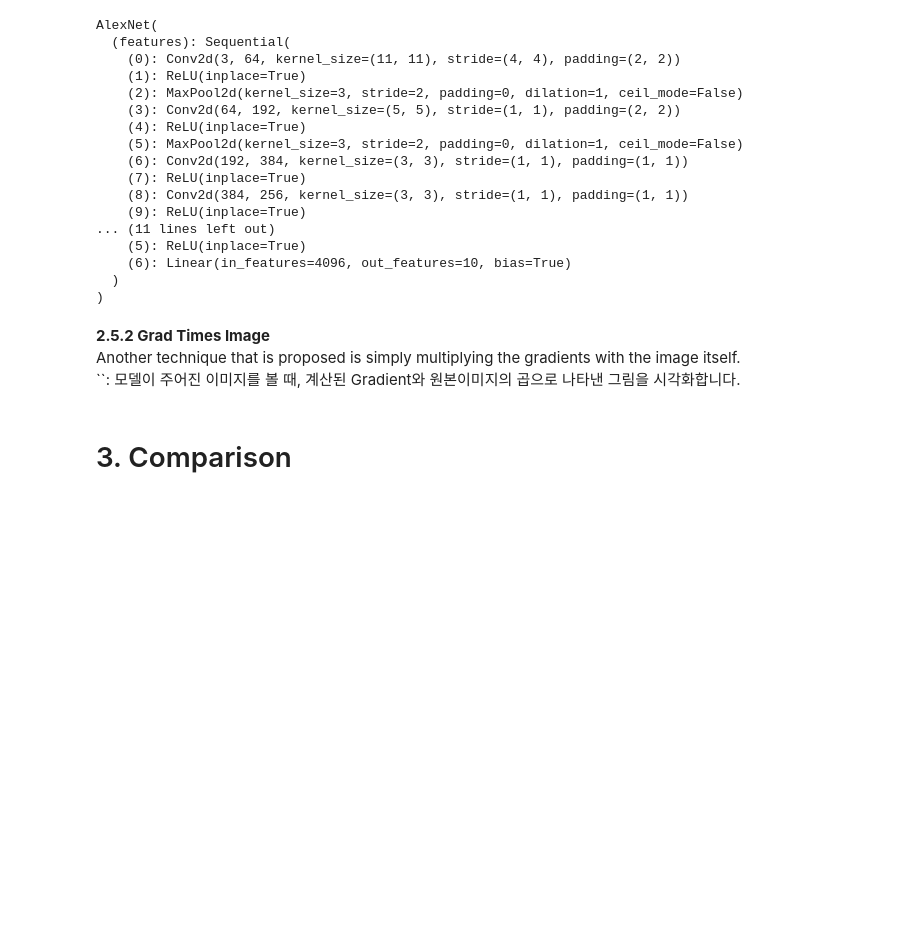
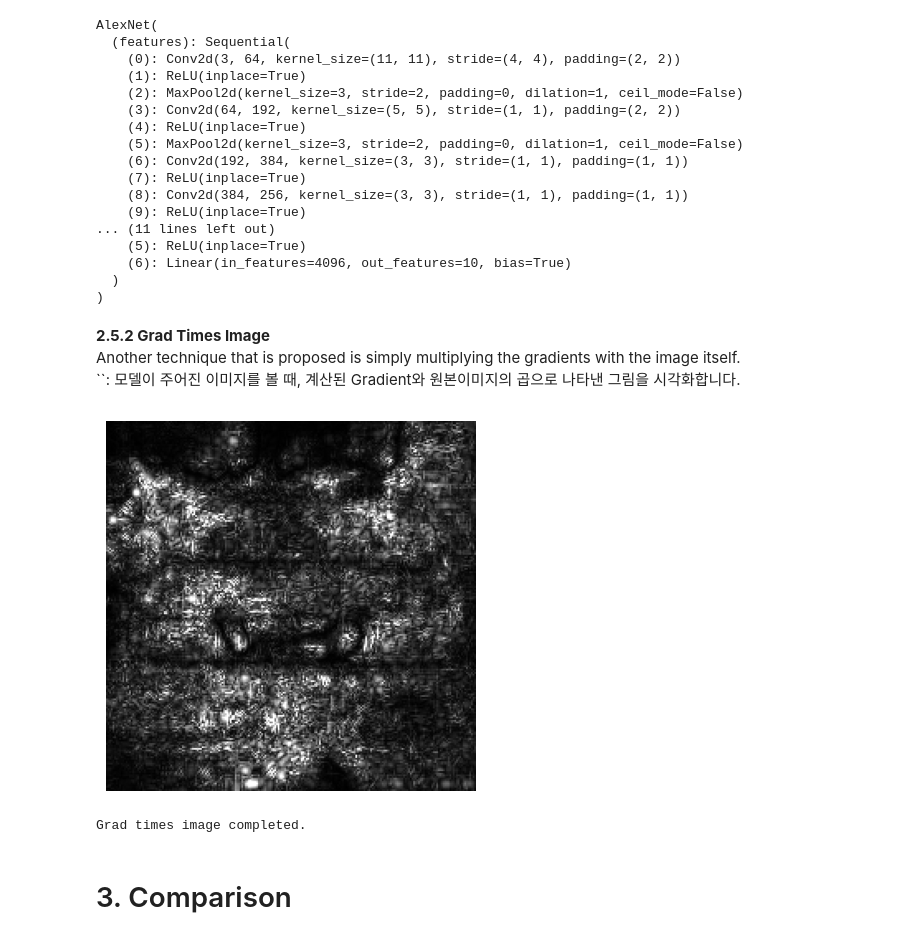
Before and after one commit to 23-Fall-Graduation-Thesis/Indium, a Jupyter notebook: visualization.ipynb, the cells around one changed output. Saved outputs shown, nothing was run; the diff lists cells and outputs as text; code cells hidden in the pictures; blank space fills up the shorter version.

```diff
--- a/visualization.ipynb
+++ b/visualization.ipynb
@@ -414,3 +475,14 @@ def visualize_grad_times_image(image, prep_img, target_class, model):
+# %%
+from utils.visualize_tool import visualize_gradXimage
+from utils.util_functions import get_info
+
+data =  trainloader.dataset[img_idx]
+origin_img, prep_img, target_class = get_info(data)
+
+visualize_gradXimage(prep_img, target_class, model, dataset, freeze, show=True, save=False)
+# %% [output]
+[figure, added]
+Grad times image completed.
 # %% [markdown]
 # 3. Comparison
 # %% [markdown]
```
Also changed, not shown: parts of 20 cells of this notebook, 3 other files.
